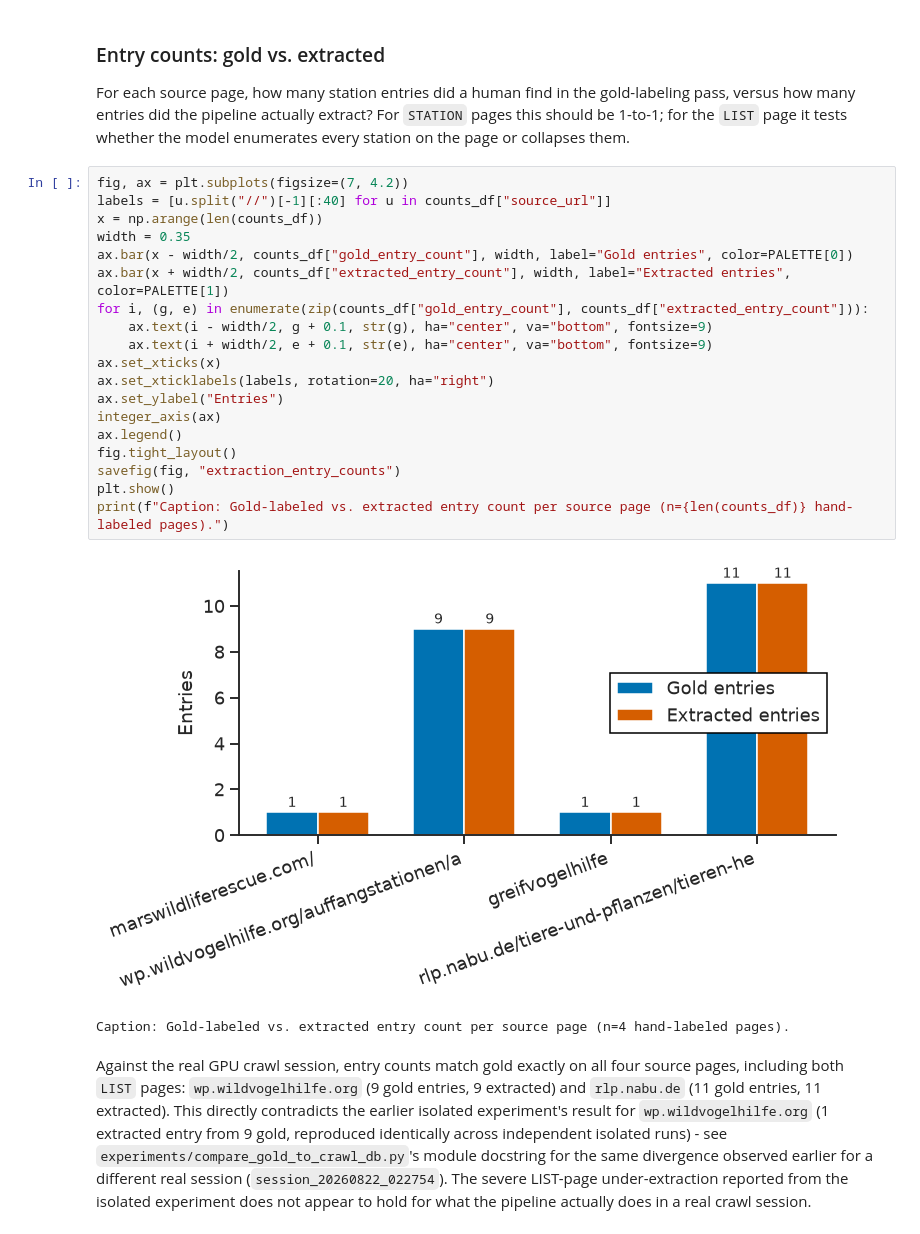
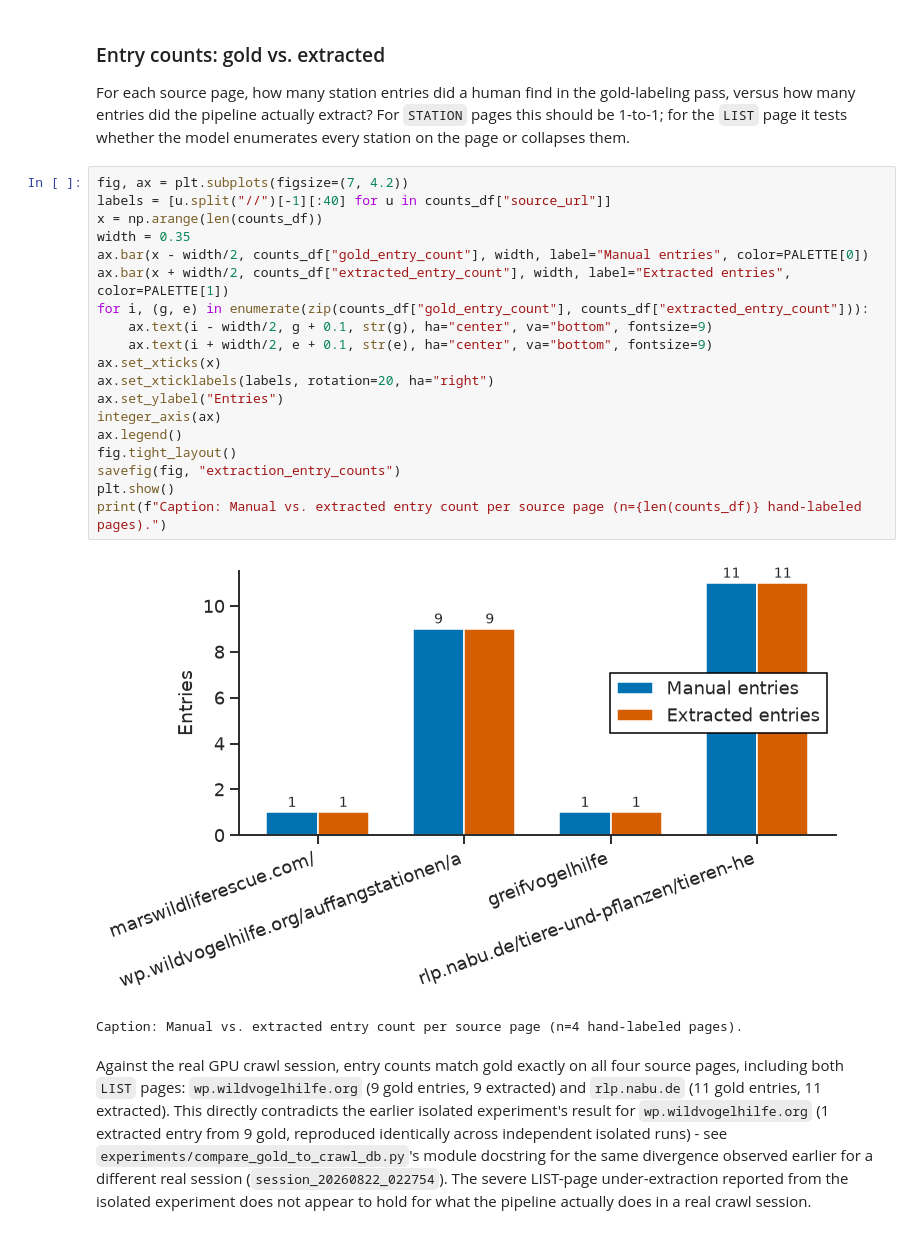
Before and after one commit to idioticDolphin/RescueAnt, a Jupyter notebook: notebooks/correctness_evaluation.ipynb, the cells around one changed output. Drawn from its saved outputs; the diff is of its cells as text.

```diff
--- a/notebooks/correctness_evaluation.ipynb
+++ b/notebooks/correctness_evaluation.ipynb
@@ -291,25 +291,25 @@ on the page or collapses them.
 # %%
 fig, ax = plt.subplots(figsize=(7, 4.2))
 labels = [u.split("//")[-1][:40] for u in counts_df["source_url"]]
 x = np.arange(len(counts_df))
 width = 0.35
-ax.bar(x - width/2, counts_df["gold_entry_count"], width, label="Gold entries", color=PALETTE[0])
+ax.bar(x - width/2, counts_df["gold_entry_count"], width, label="Manual entries", color=PALETTE[0])
 ax.bar(x + width/2, counts_df["extracted_entry_count"], width, label="Extracted entries", color=PALETTE[1])
 for i, (g, e) in enumerate(zip(counts_df["gold_entry_count"], counts_df["extracted_entry_count"])):
     ax.text(i - width/2, g + 0.1, str(g), ha="center", va="bottom", fontsize=9)
     ax.text(i + width/2, e + 0.1, str(e), ha="center", va="bottom", fontsize=9)
 ax.set_xticks(x)
 ax.set_xticklabels(labels, rotation=20, ha="right")
 ax.set_ylabel("Entries")
 integer_axis(ax)
 ax.legend()
 fig.tight_layout()
 savefig(fig, "extraction_entry_counts")
 plt.show()
-print(f"Caption: Gold-labeled vs. extracted entry count per source page (n={len(counts_df)} hand-labeled pages).")
+print(f"Caption: Manual vs. extracted entry count per source page (n={len(counts_df)} hand-labeled pages).")
 # %% [output]
-[figure, old version]
+[figure, new version]
-Caption: Gold-labeled vs. extracted entry count per source page (n=4 hand-labeled pages).
+Caption: Manual vs. extracted entry count per source page (n=4 hand-labeled pages).
 # %% [markdown]
 Against the real GPU crawl session, entry counts match gold exactly on all four
 source pages, including both `LIST` pages: `wp.wildvogelhilfe.org` (9 gold entries, 9
```
Also changed, not shown: 2 other files.
